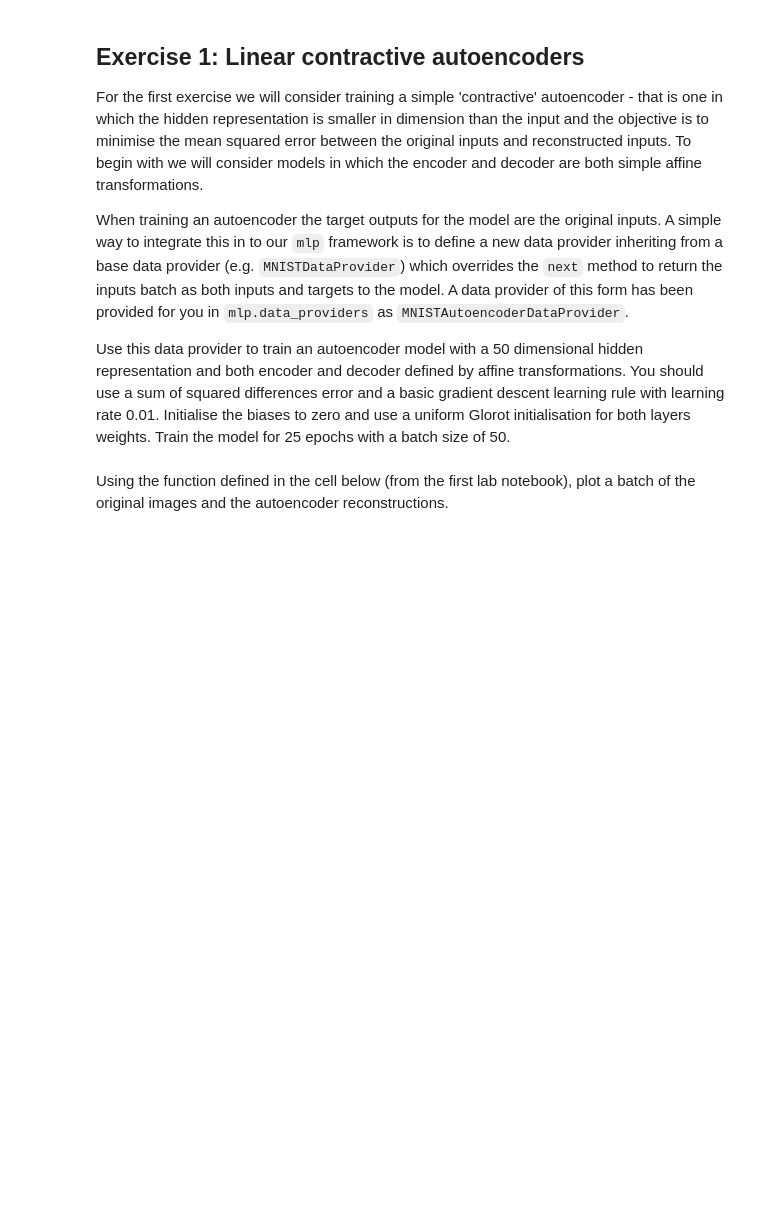
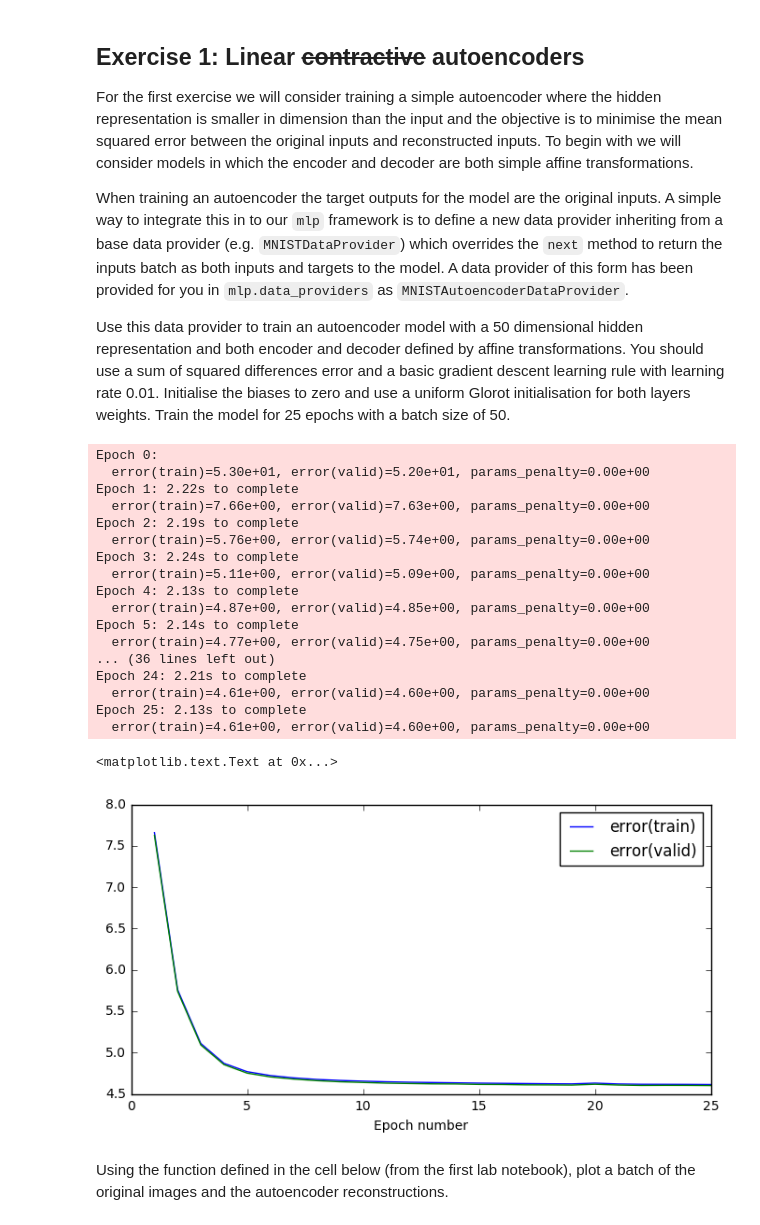
Before and after one commit to VICO-UoE/mlpractical, a Jupyter notebook: notebooks/07_Autoencoders.ipynb, the cells around one changed output. Saved outputs shown, nothing was run; the diff lists cells and outputs as text; code cells hidden in the pictures; blank space fills up the shorter version.

Commit message:
Updating Autoencoders notebook with solutions.

```diff
--- a/notebooks/07_Autoencoders.ipynb
+++ b/notebooks/07_Autoencoders.ipynb
@@ -5,7 +7,7 @@ In this notebook we will explore autoencoder models. These are models in which t
 # %% [markdown]
-## Exercise 1: Linear contractive autoencoders
+## Exercise 1: Linear <s>contractive</s> autoencoders
 
-For the first exercise we will consider training a simple 'contractive' autoencoder - that is one in which the hidden representation is smaller in dimension than the input and the objective is to minimise the mean squared error between the original inputs and reconstructed inputs. To begin with we will consider models in which the encoder and decoder are both simple affine transformations.
+For the first exercise we will consider training a simple autoencoder where the hidden representation is smaller in dimension than the input and the objective is to minimise the mean squared error between the original inputs and reconstructed inputs. To begin with we will consider models in which the encoder and decoder are both simple affine transformations.
 
 When training an autoencoder the target outputs for the model are the original inputs. A simple way to integrate this in to our `mlp` framework is to define a new data provider inheriting from a base data provider (e.g. `MNISTDataProvider`) which overrides the `next` method to return the inputs batch as both inputs and targets to the model. A data provider of this form has been provided for you in `mlp.data_providers` as `MNISTAutoencoderDataProvider`.
 
@@ -22,6 +24,69 @@ import mlp.data_providers as data_providers
 import mlp.initialisers as initialisers
 import matplotlib.pyplot as plt
 %matplotlib inline
+# %%
+# Seed a random number generator
+seed = 10102016
+rng = np.random.RandomState(seed)
+
+# Set up a logger object to print info about the training run to stdout
+logger = logging.getLogger()
+logger.setLevel(logging.INFO)
+logger.handlers = [logging.StreamHandler()]
+
+# Create data provider objects for the MNIST data set
+train_data = data_providers.MNISTAutoencoderDataProvider('train', batch_size=50, rng=rng)
+valid_data = data_providers.MNISTAutoencoderDataProvider('valid', batch_size=50, rng=rng)
+# %%
+input_dim, output_dim, hidden_dim = 784, 784, 50
+
+weights_init = initialisers.GlorotUniformInit(rng=rng)
+biases_init = initialisers.ConstantInit(0.)
+
+model = models.MultipleLayerModel([
+    layers.AffineLayer(input_dim, hidden_dim, weights_init, biases_init),
+    layers.AffineLayer(hidden_dim, output_dim, weights_init, biases_init),
+])
+
+error = errors.SumOfSquaredDiffsError()
+
+learning_rule = learning_rules.GradientDescentLearningRule(0.01)
+
+num_epochs = 25
+stats_interval = 1
+optimiser = optimisers.Optimiser(
+    model, error, learning_rule, train_data, valid_data)
+# %%
+stats, keys, run_time = optimiser.train(num_epochs=num_epochs, stats_interval=stats_interval)
+
+# Plot the change in the validation and training set error over training.
+fig_1 = plt.figure(figsize=(8, 4))
+ax_1 = fig_1.add_subplot(111)
+for k in ['error(train)', 'error(valid)']:
+    ax_1.plot(np.arange(1, stats.shape[0]) * stats_interval,
+              stats[1:, keys[k]], label=k)
+ax_1.legend(loc=0)
+ax_1.set_xlabel('Epoch number')
+# %% [output]
+Epoch 0:
+  error(train)=5.30e+01, error(valid)=5.20e+01, params_penalty=0.00e+00
+Epoch 1: 2.22s to complete
+  error(train)=7.66e+00, error(valid)=7.63e+00, params_penalty=0.00e+00
+Epoch 2: 2.19s to complete
+  error(train)=5.76e+00, error(valid)=5.74e+00, params_penalty=0.00e+00
+Epoch 3: 2.24s to complete
+  error(train)=5.11e+00, error(valid)=5.09e+00, params_penalty=0.00e+00
+Epoch 4: 2.13s to complete
+  error(train)=4.87e+00, error(valid)=4.85e+00, params_penalty=0.00e+00
+Epoch 5: 2.14s to complete
+  error(train)=4.77e+00, error(valid)=4.75e+00, params_penalty=0.00e+00
+... (36 lines left out)
+Epoch 24: 2.21s to complete
+  error(train)=4.61e+00, error(valid)=4.60e+00, params_penalty=0.00e+00
+Epoch 25: 2.13s to complete
+  error(train)=4.61e+00, error(valid)=4.60e+00, params_penalty=0.00e+00
+<matplotlib.text.Text at 0x...>
+[figure, added]
 # %% [markdown]
 Using the function defined in the cell below (from the first lab notebook), plot a batch of the original images and the autoencoder reconstructions.
 # %%
```
Also changed, not shown: parts of 18 cells of this notebook.
